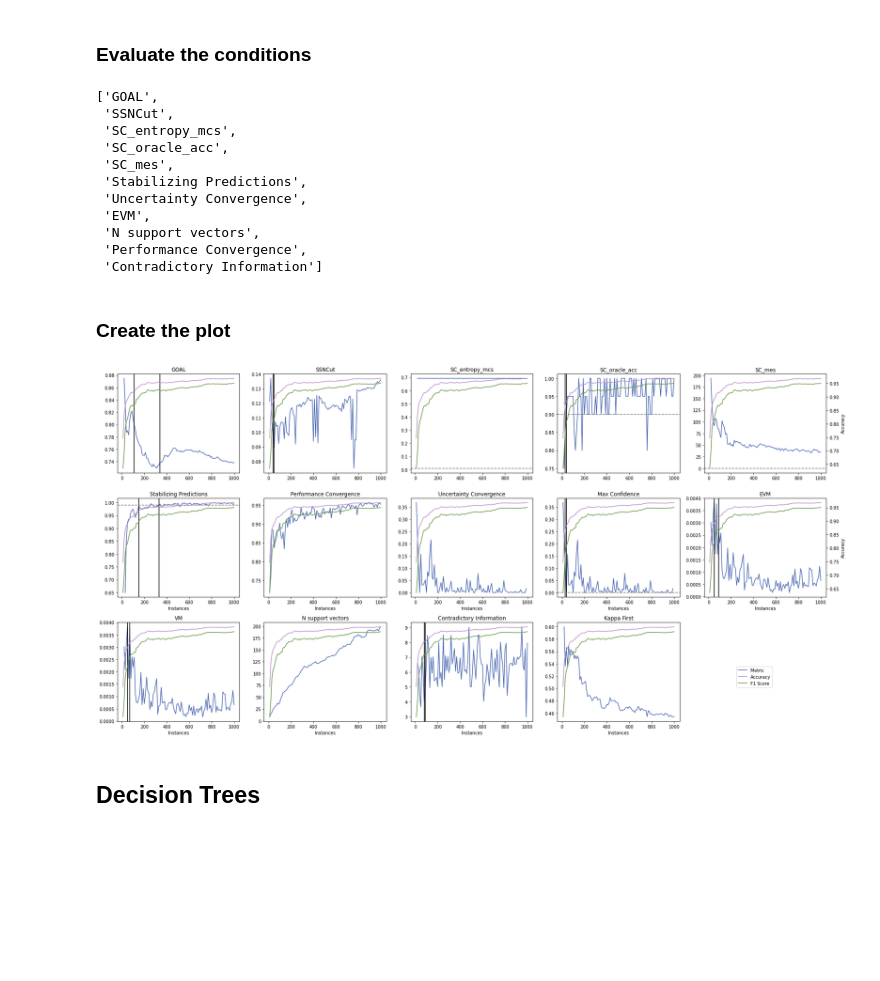
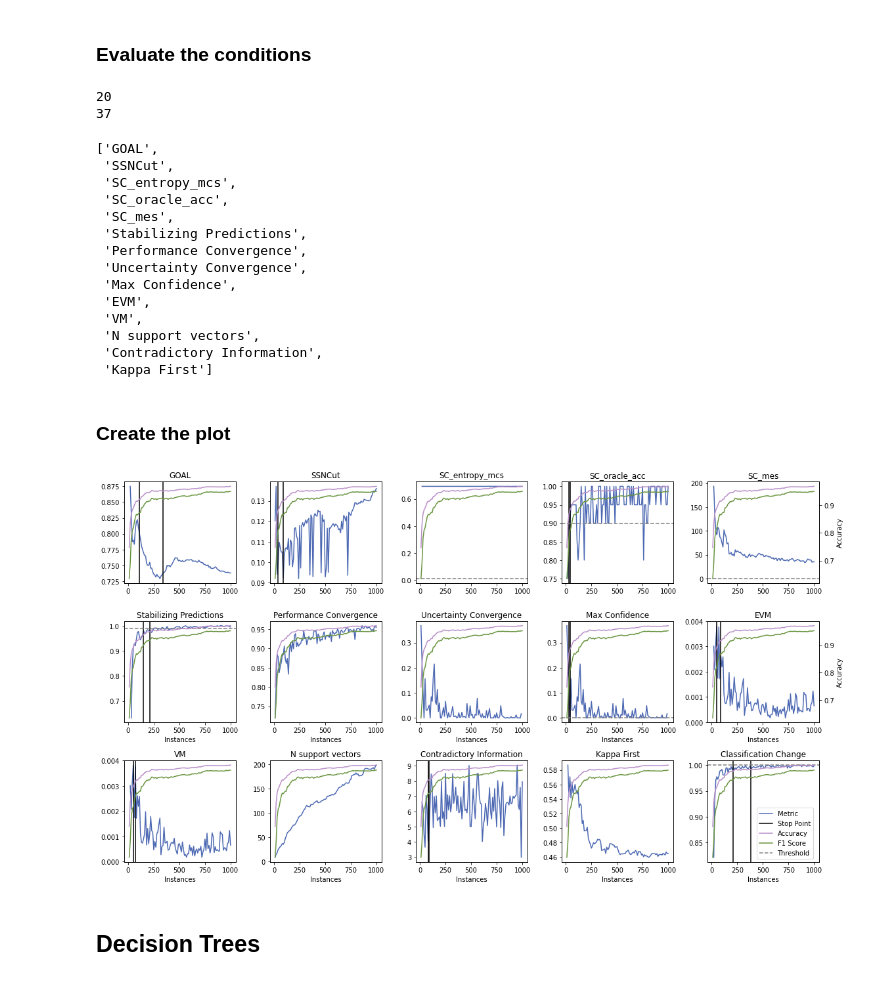
Before and after one commit to zacps/al-stopping-conditions, a Jupyter notebook: metrics_comparison.ipynb, the cells around one changed output. Cells and saved outputs as stored; diff of their text form; code cells hidden in the pictures; blank space fills up the shorter version.

Commit message:
add classification change stopping criteria

```diff
--- a/metrics_comparison.ipynb
+++ b/metrics_comparison.ipynb
@@ -78,7 +78,8 @@ stuff = {
     'VM': [VM, 'uncertainty_variance_selected', None],
     'N support vectors': [None, 'n_support', None],
     'Contradictory Information': [contradictory_information, 'contradictory_information', None],
-    'Kappa First': [None, kappa_metric_first, None]
+    'Kappa First': [None, kappa_metric_first, None],
+    'Classification Change': [classification_change, classification_change_values, 1],
 }
 
 conditions = [x[0] for x in stuff.values()]
@@ -136,6 +139,9 @@ for cond, name in zip(conditions, names):
         except FailedToTerminate:
             values = [None] * len(results)
     computed_conds[name] = values
+# %% [output]
+20
+37
 # %%
 list(computed_conds.keys())
 # %% [output]
@@ -145,54 +151,60 @@ list(computed_conds.keys())
  'SC_oracle_acc',
  'SC_mes',
  'Stabilizing Predictions',
+ 'Performance Convergence',
  'Uncertainty Convergence',
+ 'Max Confidence',
  'EVM',
+ 'VM',
  'N support vectors',
- 'Performance Convergence',
- 'Contradictory Information']
+ 'Contradictory Information',
+ 'Kappa First']
 # %% [markdown]
 ### Create the plot
 # %%
 import seaborn as sns
 cm = sns.color_palette('gist_ncar', 7, desat=0.4)
 # %%
-fig = plt.figure(figsize=(24,12))
+fig = plt.figure(figsize=(16,9))
 plt.subplots_adjust(wspace=10, hspace=0.3)
 from matplotlib.gridspec import GridSpec
 gs = fig.add_gridspec(3,20)
-#cm = plt.cm.get_cmap('tab20b')
+threshold_legend = True
+stop_legend = True
 for j, (metric, name, threshold) in enumerate(zip(metric_values, names, thresholds)):
     x = j%5
     ax = fig.add_subplot(gs[j//5, x*4:(x+1)*4])
 
     values = computed[name]
 
     ax.plot(results[0].x[results[0].x.shape[0]-values[0].shape[0]:], np.mean(values, axis=0), color=cm[0], label="Metric" if j == 0 else None)
 
     for stop in computed_conds[name]:
         if stop is None:
             continue
-        ax.axvline(stop, color='black')
+        ax.axvline(stop, color='black', label='Stop Point' if stop_legend else None)
+        stop_legend = False
 
     if threshold is not None:
-        ax.axhline(threshold, color='gray', ls='--')
+        ax.axhline(threshold, color='gray', ls='--', label='Threshold' if threshold_legend else None)
+        threshold_legend = False
 
     ax2 = ax.twinx()
     ax2.plot(results[0].x, np.mean(np.array([results[i]['accuracy_score'] for i in range(len(results))]), axis=0), color=cm[6], label="Accuracy" if j == 0 else None)
     ax2.plot(results[0].x, np.mean(np.array([results[i]['f1_score'] for i in range(len(results))]), axis=0), color=cm[2], label="F1 Score" if j == 0 else None)
 
     ax2.set_ylabel('Accuracy')
     ax.set_title(name)
 
     if j != 4 and j != 9:
         ax2.axes.get_yaxis().set_visible(False)
 
     if j > 4:
         ax.set_xlabel("Instances")
 
 
-fig.legend(bbox_to_anchor=(0.9, 0.2))
+fig.legend(bbox_to_anchor=(0.955, 0.2))
 fig.tight_layout()
 # %% [output]
-[figure, old version]
+[figure, new version]
 # %%
```
Also changed, not shown: parts of 3 cells of this notebook, 1 other file.
